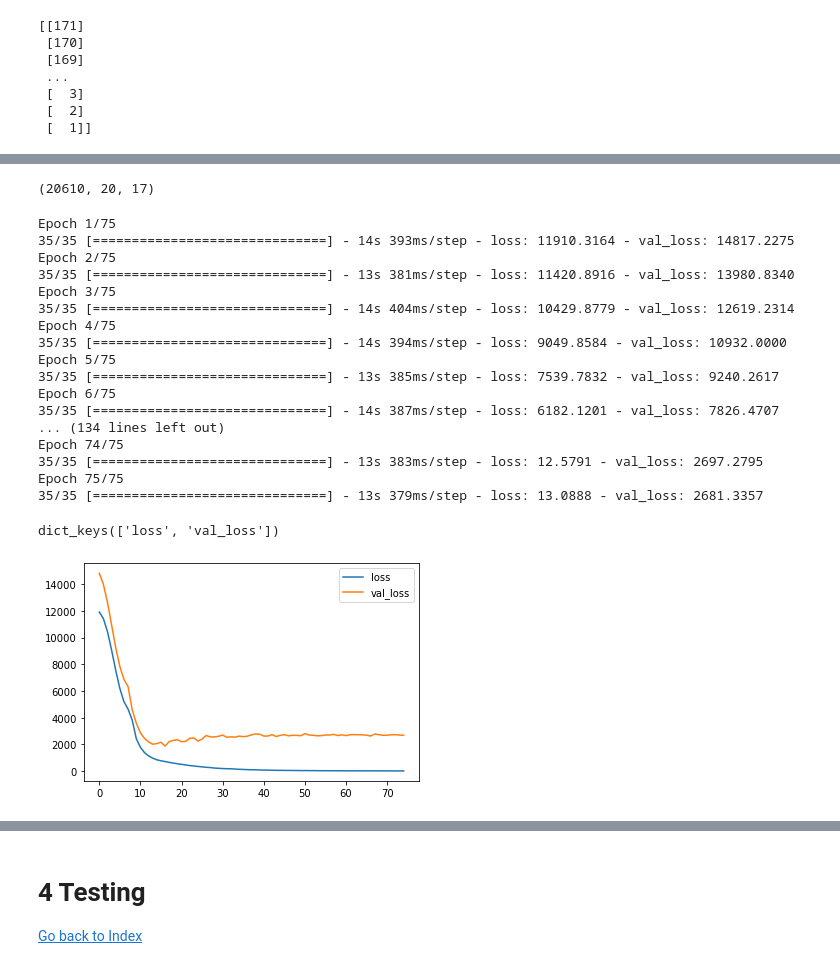
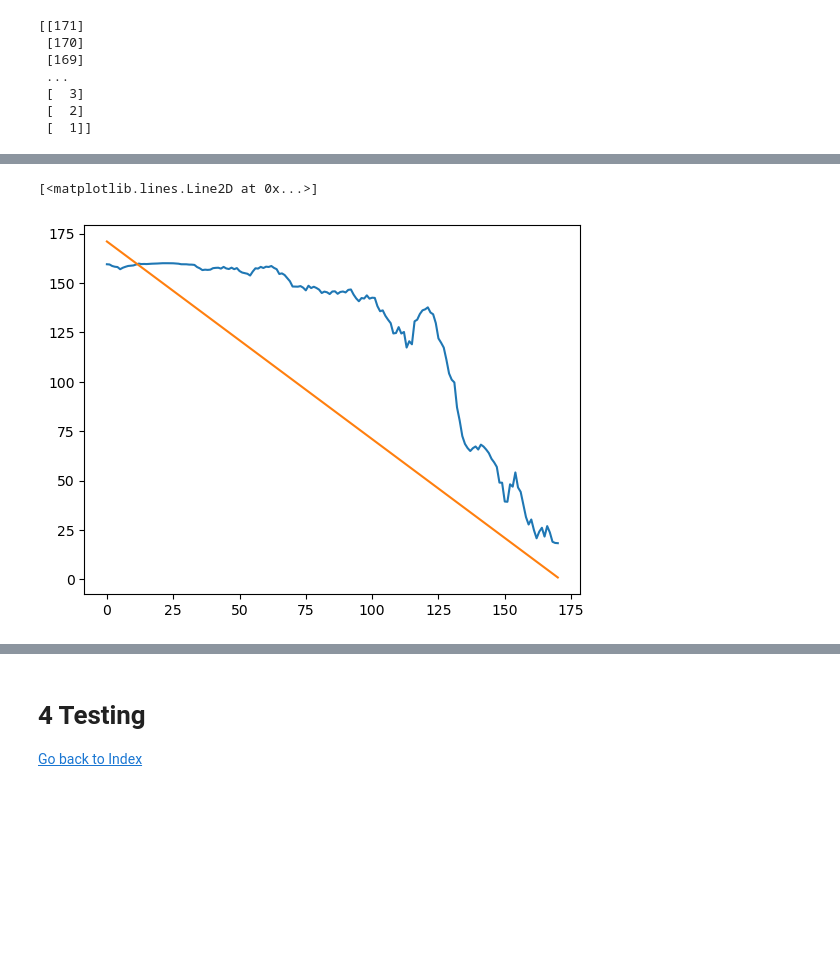
Before and after one commit to RangerCoF/RUL-Prediction, a Jupyter notebook: RUL Prediction using LSTM Lookback=20.ipynb, the cells around one changed output, grey strips where cells are left out. Drawn from its saved outputs; the diff is of its cells as text; code cells hidden in the pictures; blank space fills up the shorter version.

```diff
--- a/RUL Prediction using LSTM Lookback=20.ipynb
+++ b/RUL Prediction using LSTM Lookback=20.ipynb
@@ -319,7 +363,7 @@ class LSTMModel(nn.Module):
 
         # Dense layers
         out = self.relu(self.fc1(out[:, -1, :]))  # Take the output of the last time step
-        out = self.relu(self.fc2(out))
+        out = self.fc2(out)
 
         return out
 
@@ -329,6 +373,6 @@ def build_model(layers):
     return model
 
 # Loss and optimizer
-model = build_model(X_train.shape[-1])  # Example input size (replace with actual layer sizes)
+model = build_model(X_train.shape[-1]).to(device)  # Example input size (replace with actual layer sizes)
 loss_fn = nn.MSELoss()
 optimizer = optim.Adam(model.parameters())
@@ -336,0 +379,27 @@ layer_test = nn.LSTM(input_size=17, hidden_size=128, batch_first=True)
+# %%
+train_dataset = TensorDataset(X_train, y_train)
+train_loader = DataLoader(train_dataset, batch_size=1024, shuffle=True)
+# %%
+epochs = 75
+for epoch in tqdm(range(epochs)):
+    model.train()
+    running_loss = 0.0
+
+    for batch_idx, (inputs, targets) in enumerate(train_loader):
+
+        inputs, targets = inputs.to(device), targets.to(device)
+
+
+        outputs = model(inputs)
+        loss = loss_fn(outputs, targets)
+
+
+        optimizer.zero_grad()
+        loss.backward()
+        optimizer.step()
+
+
+        running_loss += loss.item()
+
+    avg_loss = running_loss / len(train_loader)
+    print(f"Epoch [{epoch+1}/{epochs}], Loss: {avg_loss:.4f}")
@@ -344,30 +429,0 @@ AttributeError: 'tuple' object has no attribute 'size'
-# %%
-X_train.shape
-# %% [output]
-(20610, 20, 17)
-# %%
-history = model.fit(
-    X_train,
-    y_train,
-    batch_size=512,
-    epochs=75,
-    validation_split=0.15,
-    verbose=1)
-# %% [output]
-Epoch 1/75
-35/35 [==============================] - 14s 393ms/step - loss: 11910.3164 - val_loss: 14817.2275
-Epoch 2/75
-35/35 [==============================] - 13s 381ms/step - loss: 11420.8916 - val_loss: 13980.8340
-Epoch 3/75
-35/35 [==============================] - 14s 404ms/step - loss: 10429.8779 - val_loss: 12619.2314
-Epoch 4/75
-35/35 [==============================] - 14s 394ms/step - loss: 9049.8584 - val_loss: 10932.0000
-Epoch 5/75
-35/35 [==============================] - 13s 385ms/step - loss: 7539.7832 - val_loss: 9240.2617
-Epoch 6/75
-35/35 [==============================] - 14s 387ms/step - loss: 6182.1201 - val_loss: 7826.4707
-... (134 lines left out)
-Epoch 74/75
-35/35 [==============================] - 13s 383ms/step - loss: 12.5791 - val_loss: 2697.2795
-Epoch 75/75
-35/35 [==============================] - 13s 379ms/step - loss: 13.0888 - val_loss: 2681.3357
@@ -376,13 +430,8 @@ model.save('LSTM_with_lookback_20.h5')
-# %%
-print(history.history.keys())
-# %% [output]
-dict_keys(['loss', 'val_loss'])
-# %%
-# Loss Graph
-plt.plot(history.epoch, history.history['loss'] , label = "loss")
-plt.plot(history.epoch, history.history['val_loss'] , label = "val_loss")
-plt.legend()
-plt.show()
-# %% [output]
-[figure, removed]
+# %%
+pred = model(X_train[:171].to(device)).detach().cpu().numpy()
+plt.plot(pred)
+plt.plot(y_train[:171].reshape(-1).numpy())
+# %% [output]
+[<matplotlib.lines.Line2D at 0x...>]
+[figure, added]
 # %%
```
Also changed, not shown: parts of 16 cells of this notebook.
